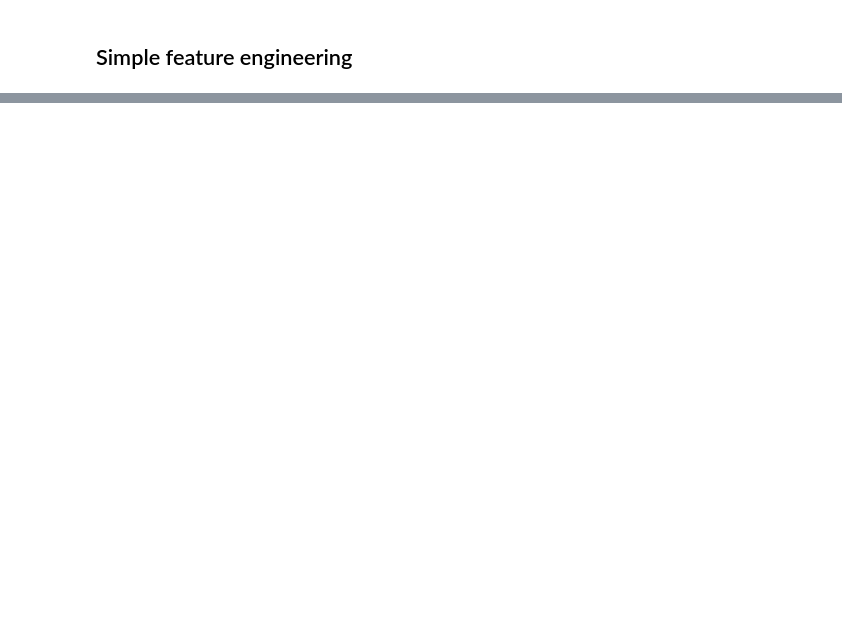
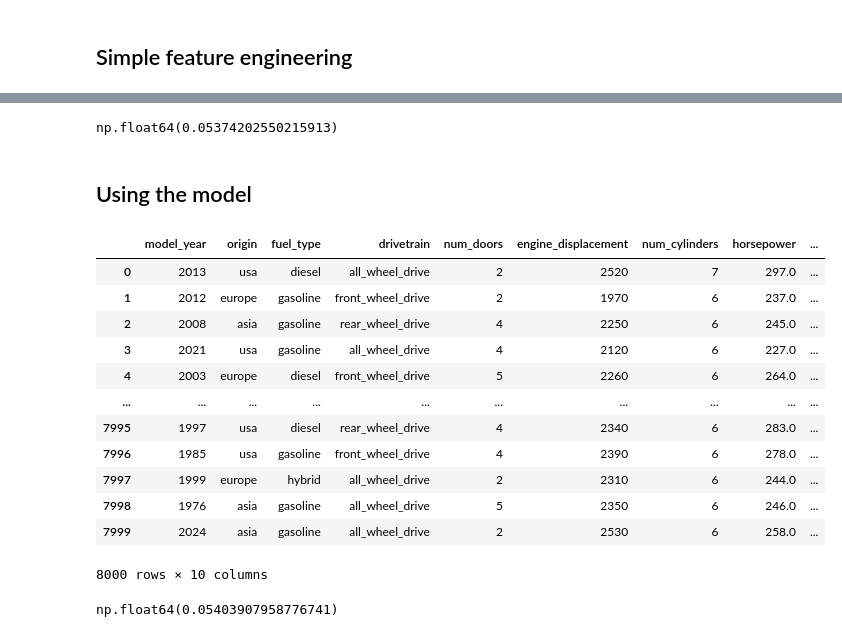
Before and after one commit to dilawarzAlgorithm/ml-zoomcamp-2026, a Jupyter notebook: 02_regression/coursework.ipynb, the cells around one changed output, grey strips where cells are left out. Saved outputs shown, nothing was run; the diff lists cells and outputs as text; code cells hidden in the pictures; blank space fills up the shorter version.

```diff
--- a/02_regression/coursework.ipynb
+++ b/02_regression/coursework.ipynb
@@ -330,0 +540,32 @@ np.float64(0.07001559297703702)
+# %%
+X_train = prepare_X(df_train)
+w0, w = train_linear_regression_reg(X_train, y_train, r)
+
+X_val = prepare_X(df_val)
+y_pred = w0 + X_val.dot(w)
+
+rmse(y_val, y_pred)
+# %% [output]
+np.float64(0.05374202550215913)
+# %% [markdown]
+## Using the model
+# %%
+df_full_train = pd.concat([df_train, df_val])
+
+df_full_train = df_full_train.reset_index(drop=True)
+# %%
+df_full_train
+# %% [output]
+|  | model_year | origin | fuel_type | drivetrain | num_doors | engine_displacement | num_cylinders | horsepower | ... |
+| 0 | 2013 | usa | diesel | all_wheel_drive | 2 | 2520 | 7 | 297.0 | ... |
+| 1 | 2012 | europe | gasoline | front_wheel_drive | 2 | 1970 | 6 | 237.0 | ... |
+| 2 | 2008 | asia | gasoline | rear_wheel_drive | 4 | 2250 | 6 | 245.0 | ... |
+| 3 | 2021 | usa | gasoline | all_wheel_drive | 4 | 2120 | 6 | 227.0 | ... |
+| 4 | 2003 | europe | diesel | front_wheel_drive | 5 | 2260 | 6 | 264.0 | ... |
+| ... | ... | ... | ... | ... | ... | ... | ... | ... | ... |
+| 7995 | 1997 | usa | diesel | rear_wheel_drive | 4 | 2340 | 6 | 283.0 | ... |
+| 7996 | 1985 | usa | gasoline | front_wheel_drive | 4 | 2390 | 6 | 278.0 | ... |
+| 7997 | 1999 | europe | hybrid | all_wheel_drive | 2 | 2310 | 6 | 244.0 | ... |
+| 7998 | 1976 | asia | gasoline | all_wheel_drive | 5 | 2350 | 6 | 246.0 | ... |
+| 7999 | 2024 | asia | gasoline | all_wheel_drive | 2 | 2530 | 6 | 258.0 | ... |
+8000 rows × 10 columns
@@ -330,0 +578,7 @@ np.float64(0.07001559297703702)
+# %%
+X_test = prepare_X(df_test)
+y_pred = w0 + X_test.dot(w)
+
+rmse(y_test, y_pred)
+# %% [output]
+np.float64(0.05403907958776741)
```
Also changed, not shown: parts of 39 cells of this notebook.
